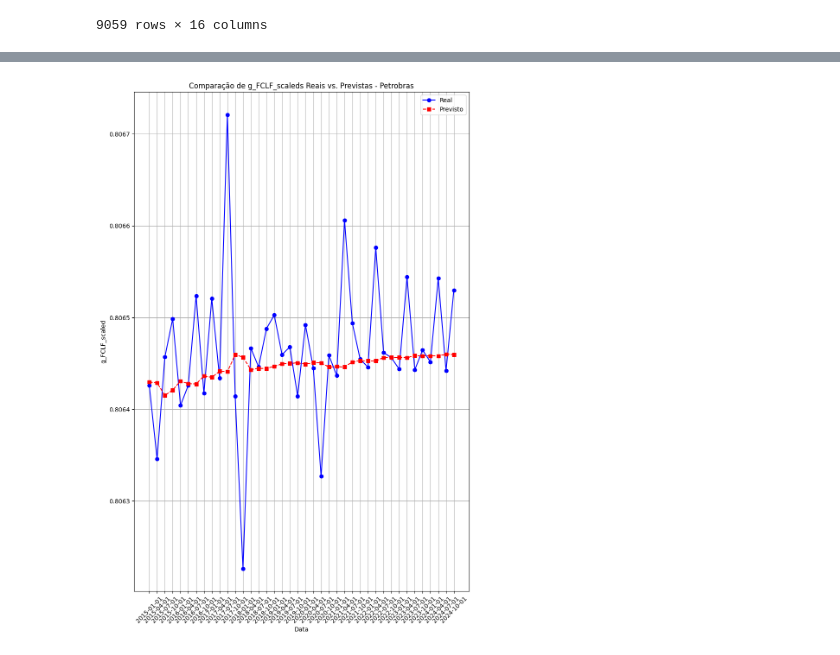
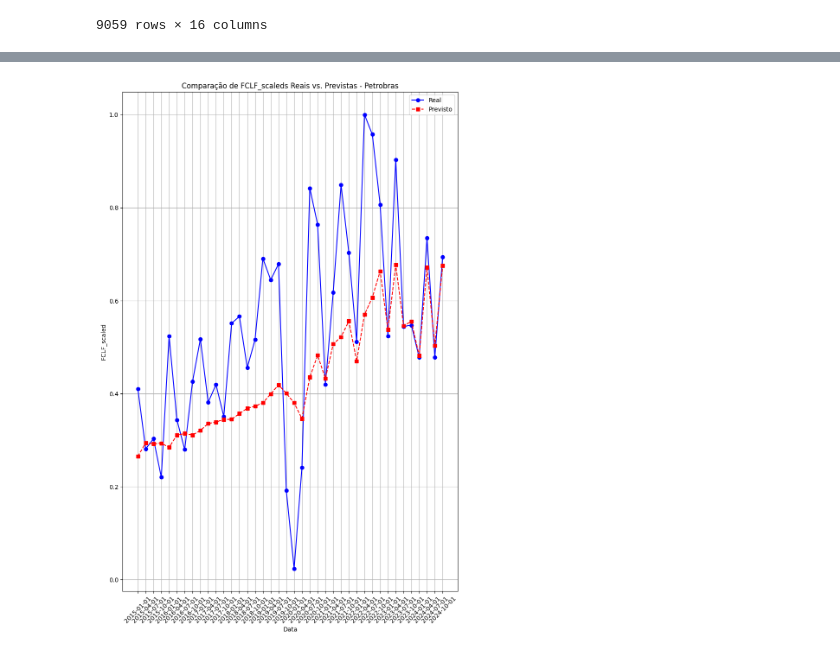
Before and after one commit to CHAnnnelch/IC_predicao_FCF, a Jupyter notebook: 03_XGBoost.ipynb, the cells around one changed output, grey strips where cells are left out. Cells and saved outputs as stored; diff of their text form; code cells hidden in the pictures.

Commit message:
FCLF Nominal

```diff
--- a/03_XGBoost.ipynb
+++ b/03_XGBoost.ipynb
@@ -196,3 +195,13 @@ df
 | 9059 | Zamp S.A. | 2024-04-01 | 0.218116 | 0.007386 | 0.203514 | 0.001775 | 0.588745 | 0.603527 | 0.359970 | 0.377701 | 0.235882 | ... |
 | 9060 | Zamp S.A. | 2024-07-01 | 0.217948 | 0.008863 | 0.203356 | 0.001210 | 0.588203 | 0.603532 | 0.359759 | 0.374527 | 0.235842 | ... |
 9059 rows × 16 columns
+# %%
+var = ['FCLF']
+
+df = df.sort_values(['Nome', 'Data'])
+df['lag_fclf'] = df.groupby('Nome')[var].shift(1)
+df['ma_fclf'] = df.groupby('Nome')[var].transform(lambda x: x.shift(1).rolling(3).mean())
+
+df['lag_fclf'] = df['lag_fclf'].fillna(method='bfill')
+df['ma_fclf'] = df['ma_fclf'].fillna(method='bfill')
+df
@@ -198,0 +222,10 @@ df
+# %%
+var = ['FCLA']
+
+df = df.sort_values(['Nome', 'Data'])
+df['lag_fcla'] = df.groupby('Nome')[var].shift(1)
+df['ma_fcla'] = df.groupby('Nome')[var].transform(lambda x: x.shift(1).rolling(3).mean())
+
+df['lag_fcla'] = df['lag_fcla'].fillna(method='bfill')
+df['ma_fcla'] = df['ma_fcla'].fillna(method='bfill')
+df
@@ -203,10 +250,10 @@ from collections import defaultdict
 import warnings
 warnings.simplefilter(action='ignore', category=FutureWarning)
 
-target_var = 'g_FCLF'
+target_var = 'FCLF'
 
 def expanding_window_forecast(df, target_col=target_var, empresa_col='Nome', date_col='Data',
-                               min_train_size=4, horizon=1, features=['g_FCLF', 'ROE', 'LG', 'GMV', 'DE', 'lag_g_fclf', 'ma_g_fclf']):
+                               min_train_size=4, horizon=1, features=['FCLF', 'ROE', 'LG', 'GMV', 'DE', 'lag_fclf', 'ma_fclf']):
     results = []
     feature_importances = defaultdict(list)
 
@@ -287,7 +334,7 @@ mae = mean_absolute_error(resultado['Real'], resultado['Previsto'])
 r2 = r2_score(resultado['Real'], resultado['Previsto'])
 
 n = len(resultado)
-p = len(['g_FCLF', 'ROE', 'LG', 'GMV', 'DE', 'lag_g_fclf', 'ma_g_fclf'])
+p = len(['FCLF', 'ROE', 'LG', 'GMV', 'DE', 'lag_fclf', 'ma_fclf'])
 r2_adj = 1 - (1 - r2) * (n - 1) / (n - p - 1)
 
 train_rmse_media = resultado['Train RMSE'].mean()
@@ -418,19 +432,19 @@ Importância média das features:
 # %%
 results_df = resultado
 empresa_selecionada = 'Petrobras'
 df_selecionado = results_df[results_df["Empresa"] == empresa_selecionada]
 
 plt.figure(figsize=(10,15))
 plt.plot(df_selecionado["Data"], df_selecionado["Real"], label="Real", marker='o', linestyle='solid', color="blue")
 plt.plot(df_selecionado["Data"], df_selecionado["Previsto"], label="Previsto", marker='s', linestyle='dashed', color="red")
 
 plt.xlabel("Data")
-plt.ylabel("g_FCLF_scaled")
-plt.title(f"Comparação de g_FCLF_scaleds Reais vs. Previstas - {empresa_selecionada}")
+plt.ylabel("FCLF_scaled")
+plt.title(f"Comparação de FCLF_scaleds Reais vs. Previstas - {empresa_selecionada}")
 plt.legend()
 plt.xticks(rotation=45)  # Rotaciona os rótulos do eixo X para melhor visualização
 plt.grid(True)
 
 plt.show()
 # %% [output]
-[figure, old version]
+[figure, new version]
```
Also changed, not shown: parts of 10 cells of this notebook, 11 other files.
